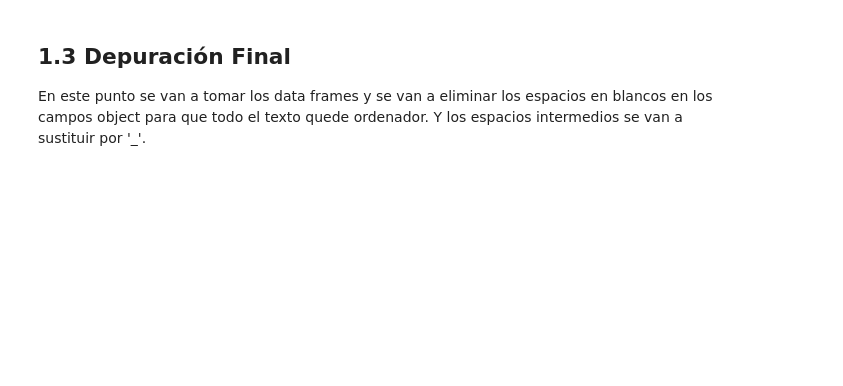
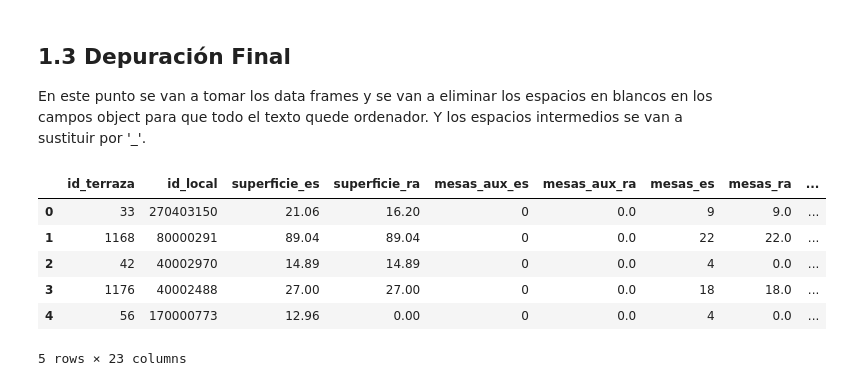
Before and after one commit to DylanGuerraR/NoSQL_Pl_master, a Jupyter notebook: Part1_DataAnalytic_NoSQL.ipynb, the cells around one changed output. Drawn from its saved outputs; the diff is of its cells as text; code cells hidden in the pictures; blank space fills up the shorter version.

```diff
--- a/Part1_DataAnalytic_NoSQL.ipynb
+++ b/Part1_DataAnalytic_NoSQL.ipynb
@@ -361,0 +472,15 @@ dtype: int64
+# %%
+# Diccionario con valores por defecto para las columnas que tienen NaN
+fill_dict = {
+    'superficie_ra': 0.0,      # Rellenamos la superficie en el resto del año con 0.0
+    'mesas_aux_ra': 0,         # Si no se especifica mesas auxiliares en RA, asumimos 0
+    'mesas_ra': 0.0,           # Rellenamos con 0.0 mesas en RA
+    'sillas_ra': 0.0,          # Rellenamos con 0.0 sillas en RA
+    'hora_ini_lj_ra': "00:00:00",  # Valor por defecto en formato de hora para el inicio en RA en días L-J
+    'hora_fin_lj_ra': "00:00:00",  # Valor por defecto para el fin en RA en días L-J
+    'hora_ini_vs_ra': "00:00:00",  # Valor por defecto para el inicio en RA en VS
+    'hora_fin_vs_ra': "00:00:00"   # Valor por defecto para el fin en RA en VS
+}
+
+# Aplicar fillna con los valores indicados
+df_terrazas.fillna(value=fill_dict, inplace=True)
@@ -365,7 +504,7 @@ En este punto se van a tomar los data frames  y se van a eliminar los espacios e
 # %%
 def limpiar_df(df):
     df.columns = df.columns.str.strip().str.lower().str.replace(" ", "_")
-    df = df.applymap(lambda x: x.strip().lower() if isinstance(x, str) else x)
+    df = df.map(lambda x: x.strip().lower() if isinstance(x, str) else x)
     #df = df.drop_duplicates() -- Si a futuro hiciera falta.
     return df
 
@@ -373,3 +512,13 @@ df_locales = limpiar_df(df_locales)
 df_actividad = limpiar_df(df_actividad)
 df_licencias = limpiar_df(df_licencias)
 df_terrazas = limpiar_df(df_terrazas)
+# %%
+df_terrazas.head()
+# %% [output]
+|  | id_terraza | id_local | superficie_es | superficie_ra | mesas_aux_es | mesas_aux_ra | mesas_es | mesas_ra | ... |
+| 0 | 33 | 270403150 | 21.06 | 16.20 | 0 | 0.0 | 9 | 9.0 | ... |
+| 1 | 1168 | 80000291 | 89.04 | 89.04 | 0 | 0.0 | 22 | 22.0 | ... |
+| 2 | 42 | 40002970 | 14.89 | 14.89 | 0 | 0.0 | 4 | 0.0 | ... |
+| 3 | 1176 | 40002488 | 27.00 | 27.00 | 0 | 0.0 | 18 | 18.0 | ... |
+| 4 | 56 | 170000773 | 12.96 | 0.00 | 0 | 0.0 | 4 | 0.0 | ... |
+5 rows × 23 columns
```
Also changed, not shown: parts of 15 cells of this notebook.
